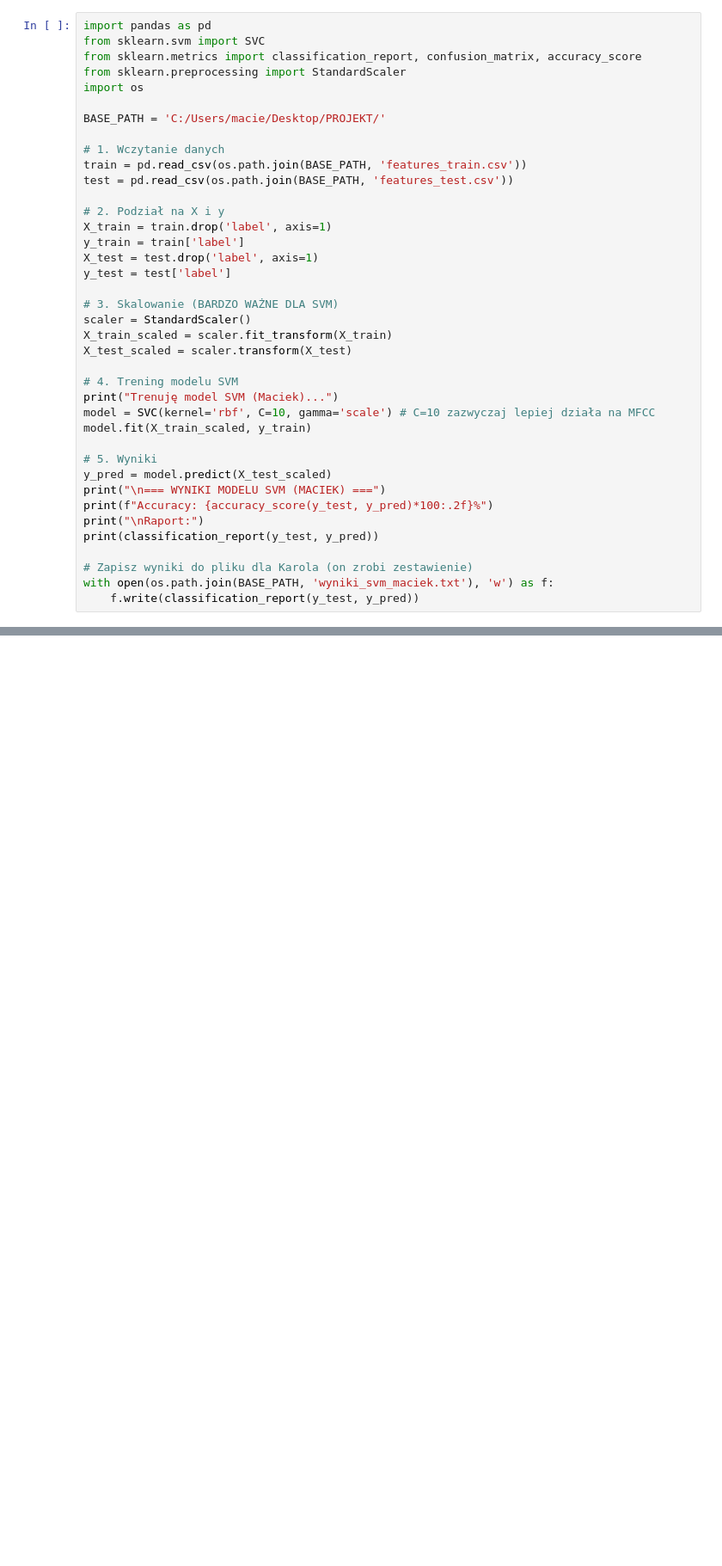
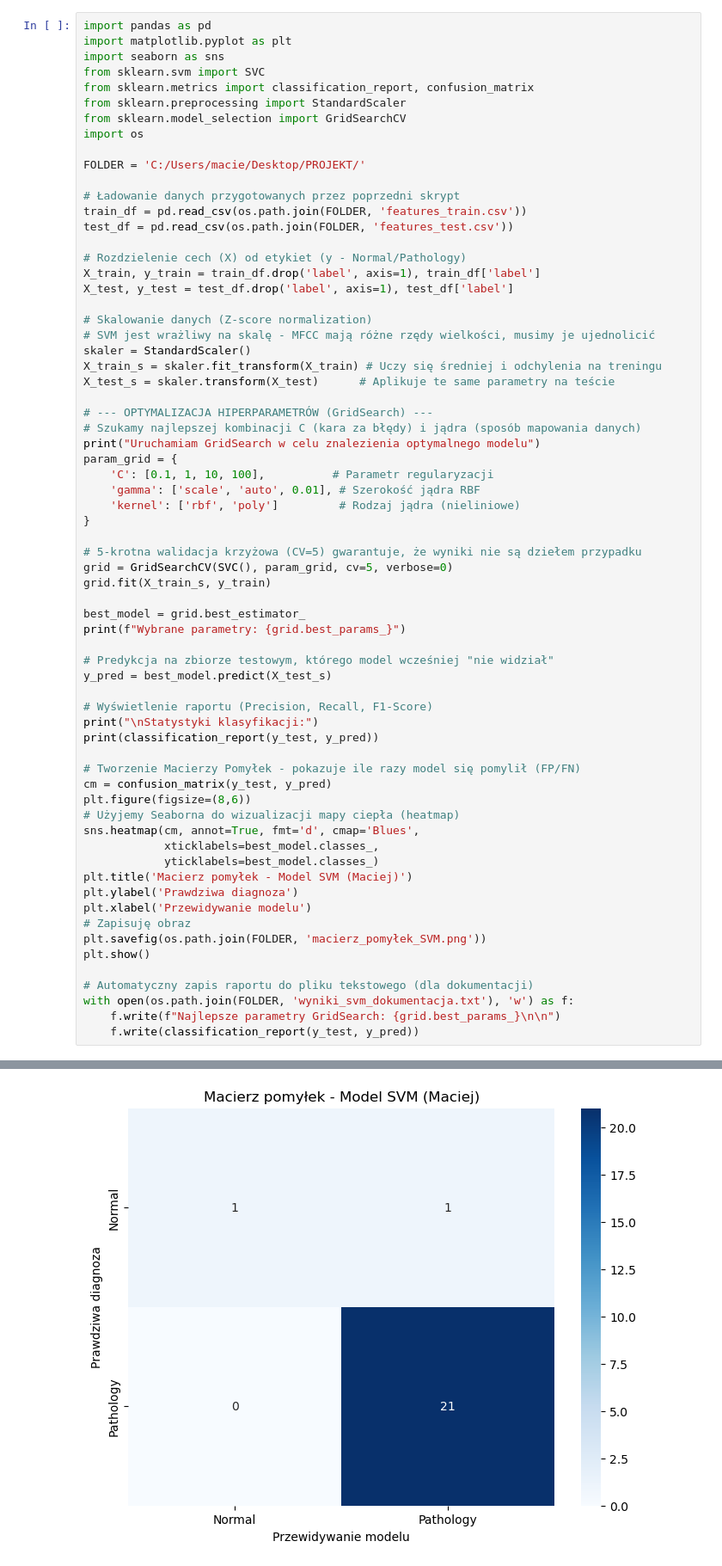
Before and after one commit to fakecenturyy/Analiza_HLS-CMDS, a Jupyter notebook: Untitled1.ipynb, the cells around one changed output, grey strips where cells are left out. Shown at 86% size. Saved outputs shown, nothing was run; the diff lists cells and outputs as text; blank space fills up the shorter version.

```diff
--- a/Untitled1.ipynb
+++ b/Untitled1.ipynb
@@ -62,40 +75,68 @@ Generowanie cech dla test.csv...
 # %%
 import pandas as pd
+import matplotlib.pyplot as plt
+import seaborn as sns
 from sklearn.svm import SVC
-from sklearn.metrics import classification_report, confusion_matrix, accuracy_score
+from sklearn.metrics import classification_report, confusion_matrix
 from sklearn.preprocessing import StandardScaler
+from sklearn.model_selection import GridSearchCV
 import os
 
-BASE_PATH = 'C:/Users/macie/Desktop/PROJEKT/'
+FOLDER = 'C:/Users/macie/Desktop/PROJEKT/'
 
-# 1. Wczytanie danych
-train = pd.read_csv(os.path.join(BASE_PATH, 'features_train.csv'))
-test = pd.read_csv(os.path.join(BASE_PATH, 'features_test.csv'))
+# Ładowanie danych przygotowanych przez poprzedni skrypt
+train_df = pd.read_csv(os.path.join(FOLDER, 'features_train.csv'))
+test_df = pd.read_csv(os.path.join(FOLDER, 'features_test.csv'))
 
-# 2. Podział na X i y
-X_train = train.drop('label', axis=1)
-y_train = train['label']
-X_test = test.drop('label', axis=1)
-y_test = test['label']
+# Rozdzielenie cech (X) od etykiet (y - Normal/Pathology)
+X_train, y_train = train_df.drop('label', axis=1), train_df['label']
+X_test, y_test = test_df.drop('label', axis=1), test_df['label']
 
-# 3. Skalowanie (BARDZO WAŻNE DLA SVM)
-scaler = StandardScaler()
-X_train_scaled = scaler.fit_transform(X_train)
-X_test_scaled = scaler.transform(X_test)
+# Skalowanie danych (Z-score normalization)
+# SVM jest wrażliwy na skalę - MFCC mają różne rzędy wielkości, musimy je ujednolicić
+skaler = StandardScaler()
+X_train_s = skaler.fit_transform(X_train) # Uczy się średniej i odchylenia na treningu
+X_test_s = skaler.transform(X_test)      # Aplikuje te same parametry na teście
 
-# 4. Trening modelu SVM
-print("Trenuję model SVM (Maciek)...")
-model = SVC(kernel='rbf', C=10, gamma='scale') # C=10 zazwyczaj lepiej działa na MFCC
-model.fit(X_train_scaled, y_train)
+# --- OPTYMALIZACJA HIPERPARAMETRÓW (GridSearch) ---
+# Szukamy najlepszej kombinacji C (kara za błędy) i jądra (sposób mapowania danych)
+print("Uruchamiam GridSearch w celu znalezienia optymalnego modelu")
+param_grid = {
+    'C': [0.1, 1, 10, 100],          # Parametr regularyzacji
+    'gamma': ['scale', 'auto', 0.01], # Szerokość jądra RBF
+    'kernel': ['rbf', 'poly']         # Rodzaj jądra (nieliniowe)
+}
 
-# 5. Wyniki
-y_pred = model.predict(X_test_scaled)
-print("\n=== WYNIKI MODELU SVM (MACIEK) ===")
-print(f"Accuracy: {accuracy_score(y_test, y_pred)*100:.2f}%")
-print("\nRaport:")
+# 5-krotna walidacja krzyżowa (CV=5) gwarantuje, że wyniki nie są dziełem przypadku
+grid = GridSearchCV(SVC(), param_grid, cv=5, verbose=0)
+grid.fit(X_train_s, y_train)
+
+best_model = grid.best_estimator_
+print(f"Wybrane parametry: {grid.best_params_}")
+
+# Predykcja na zbiorze testowym, którego model wcześniej "nie widział"
+y_pred = best_model.predict(X_test_s)
+
+# Wyświetlenie raportu (Precision, Recall, F1-Score)
+print("\nStatystyki klasyfikacji:")
 print(classification_report(y_test, y_pred))
 
-# Zapisz wyniki do pliku dla Karola (on zrobi zestawienie)
-with open(os.path.join(BASE_PATH, 'wyniki_svm_maciek.txt'), 'w') as f:
+# Tworzenie Macierzy Pomyłek - pokazuje ile razy model się pomylił (FP/FN)
+cm = confusion_matrix(y_test, y_pred)
+plt.figure(figsize=(8,6))
+# Użyjemy Seaborna do wizualizacji mapy ciepła (heatmap)
+sns.heatmap(cm, annot=True, fmt='d', cmap='Blues',
+            xticklabels=best_model.classes_,
+            yticklabels=best_model.classes_)
+plt.title('Macierz pomyłek - Model SVM (Maciej)')
+plt.ylabel('Prawdziwa diagnoza')
+plt.xlabel('Przewidywanie modelu')
+# Zapisuję obraz
+plt.savefig(os.path.join(FOLDER, 'macierz_pomyłek_SVM.png'))
+plt.show()
+
+# Automatyczny zapis raportu do pliku tekstowego (dla dokumentacji)
+with open(os.path.join(FOLDER, 'wyniki_svm_dokumentacja.txt'), 'w') as f:
+    f.write(f"Najlepsze parametry GridSearch: {grid.best_params_}\n\n")
     f.write(classification_report(y_test, y_pred))
 # %% [output]
@@ -108,11 +147,12 @@ Raport:
               precision    recall  f1-score   support
 
       Normal       1.00      0.50      0.67         2
    Pathology       0.95      1.00      0.98        21
 
     accuracy                           0.96        23
    macro avg       0.98      0.75      0.82        23
 weighted avg       0.96      0.96      0.95        23
+[figure, added]
 # %%
 import pandas as pd
 import numpy as np
```
Also changed, not shown: parts of 3 cells of this notebook.
